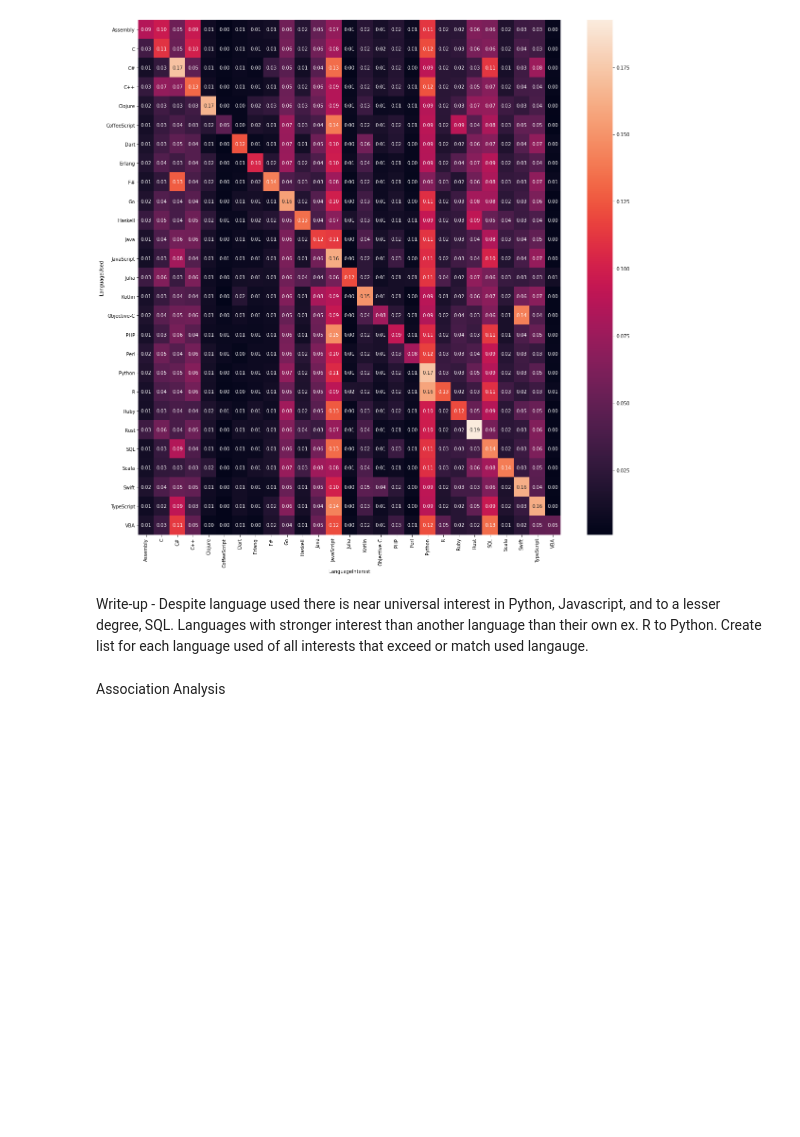
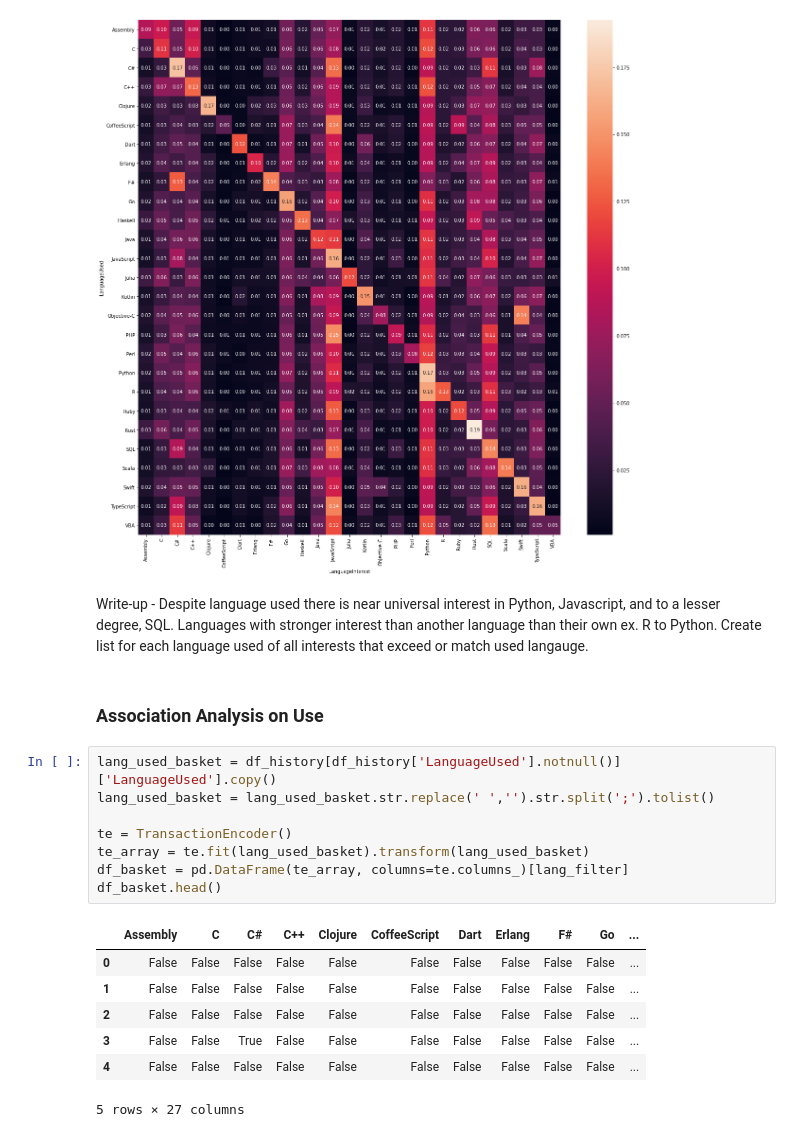
Before and after one commit to prdslost/stackoverflow-analysis, a Jupyter notebook: Developer Programming Language Use and Interest.ipynb, the cells around one changed output. Saved outputs shown, nothing was run; the diff lists cells and outputs as text; blank space fills up the shorter version.

```diff
--- a/Developer Programming Language Use and Interest.ipynb
+++ b/Developer Programming Language Use and Interest.ipynb
@@ -245,4 +280,20 @@ sns.heatmap(df,annot=True, fmt='.2f')
 # %% [markdown]
 Write-up - Despite language used there is near universal interest in Python, Javascript, and to a lesser degree, SQL. Languages with stronger interest than another language than their own ex. R to Python. Create list for each language used of all interests that exceed or match used langauge.
 # %% [markdown]
-Association Analysis
+### Association Analysis on Use
+# %%
+lang_used_basket = df_history[df_history['LanguageUsed'].notnull()]['LanguageUsed'].copy()
+lang_used_basket = lang_used_basket.str.replace(' ','').str.split(';').tolist()
+
+te = TransactionEncoder()
+te_array = te.fit(lang_used_basket).transform(lang_used_basket)
+df_basket = pd.DataFrame(te_array, columns=te.columns_)[lang_filter]
+df_basket.head()
+# %% [output]
+|  | Assembly | C | C# | C++ | Clojure | CoffeeScript | Dart | Erlang | F# | Go | ... |
+| 0 | False | False | False | False | False | False | False | False | False | False | ... |
+| 1 | False | False | False | False | False | False | False | False | False | False | ... |
+| 2 | False | False | False | False | False | False | False | False | False | False | ... |
+| 3 | False | False | True | False | False | False | False | False | False | False | ... |
+| 4 | False | False | False | False | False | False | False | False | False | False | ... |
+5 rows × 27 columns
```
Also changed, not shown: parts of 15 cells of this notebook, 1 other file.
